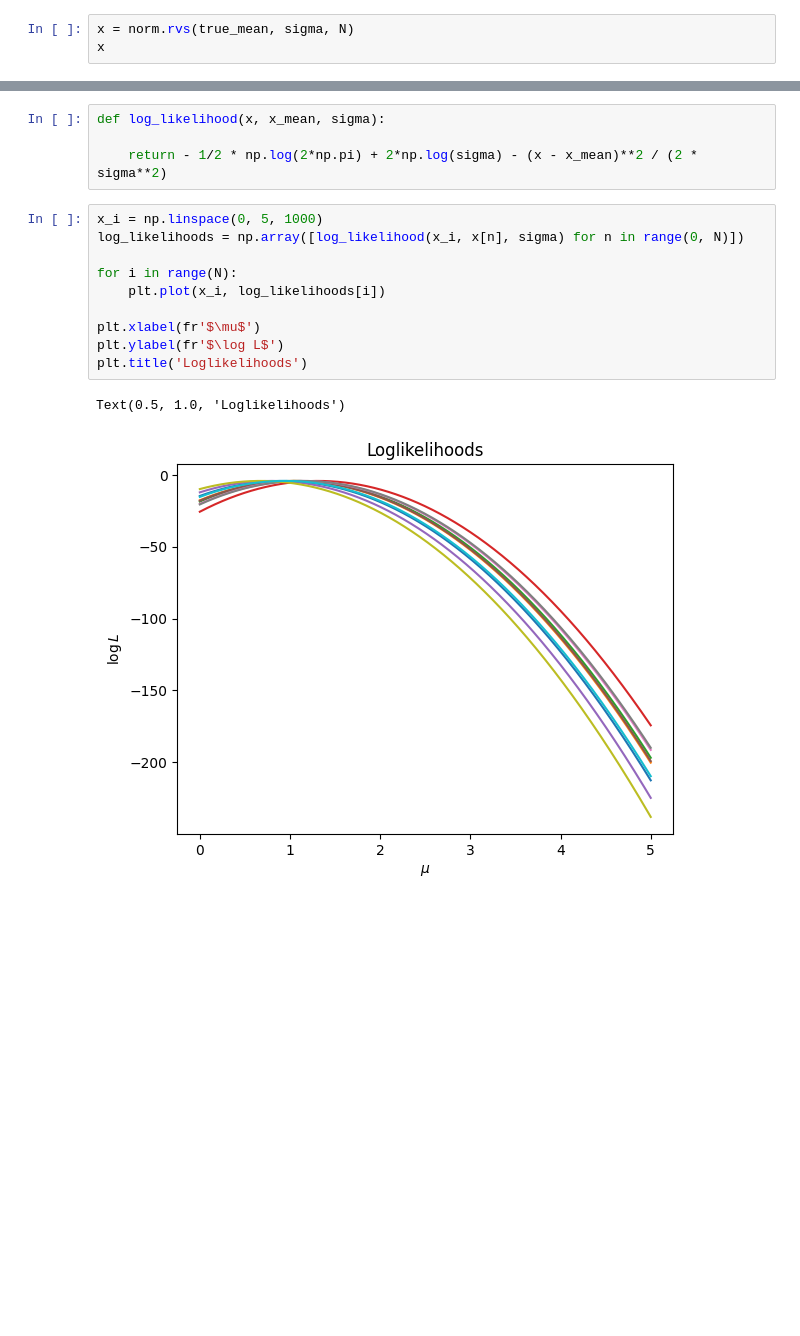
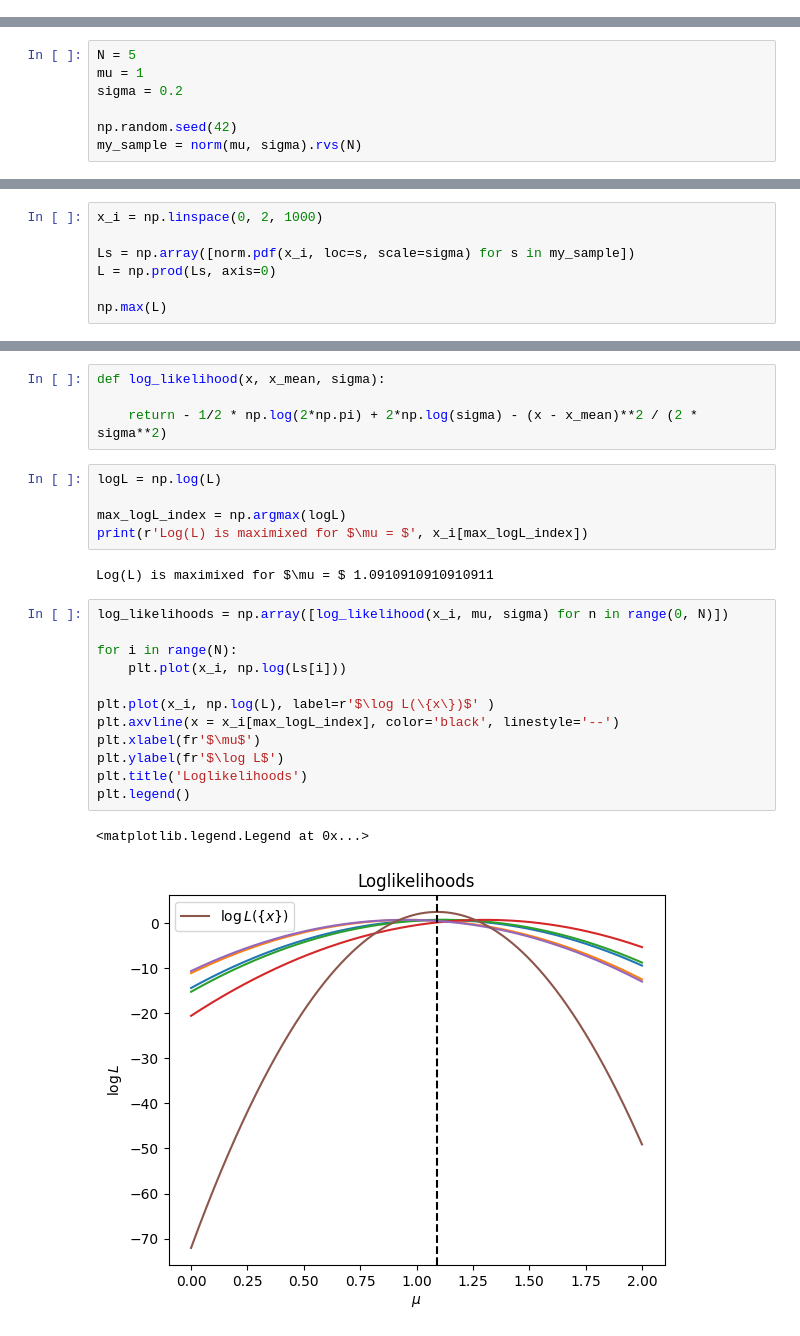
Before and after one commit to SimoneArienti/astrostatistics_bicocca_2024, a Jupyter notebook: working/Ex 06 Position of a Quasar.ipynb, the cells around one changed output, grey strips where cells are left out. Cells and saved outputs as stored; diff of their text form; blank space fills up the shorter version.

```diff
--- a/working/Ex 06 Position of a Quasar.ipynb
+++ b/working/Ex 06 Position of a Quasar.ipynb
@@ -33,6 +29,3 @@ N = 10
 import numpy as np
 from scipy.stats import norm
 import matplotlib.pyplot as plt
-# %%
-x = norm.rvs(true_mean, sigma, N)
-x
@@ -41,0 +35,7 @@ array([0.91599453, 1.03866124, 1.07307367, 1.31011648, 0.79813672,
+# %%
+N = 5
+mu = 1
+sigma = 0.2
+
+np.random.seed(42)
+my_sample = norm(mu, sigma).rvs(N)
@@ -41,0 +48,7 @@ array([0.91599453, 1.03866124, 1.07307367, 1.31011648, 0.79813672,
+# %%
+x_i = np.linspace(0, 2, 1000)
+
+Ls = np.array([norm.pdf(x_i, loc=s, scale=sigma) for s in my_sample])
+L = np.prod(Ls, axis=0)
+
+np.max(L)
@@ -43,16 +87,25 @@ array([0.91599453, 1.03866124, 1.07307367, 1.31011648, 0.79813672,
 def log_likelihood(x, x_mean, sigma):
 
     return - 1/2 * np.log(2*np.pi) + 2*np.log(sigma) - (x - x_mean)**2 / (2 * sigma**2)
+# %%
+logL = np.log(L)
+
+max_logL_index = np.argmax(logL)
+print(r'Log(L) is maximixed for $\mu = $', x_i[max_logL_index])
+# %% [output]
+Log(L) is maximixed for $\mu = $ 1.0910910910910911
 # %%
-x_i = np.linspace(0, 5, 1000)
-log_likelihoods = np.array([log_likelihood(x_i, x[n], sigma) for n in range(0, N)])
+log_likelihoods = np.array([log_likelihood(x_i, mu, sigma) for n in range(0, N)])
 
 for i in range(N):
-    plt.plot(x_i, log_likelihoods[i])
+    plt.plot(x_i, np.log(Ls[i]))
 
+plt.plot(x_i, np.log(L), label=r'$\log L(\{x\})$' )
+plt.axvline(x = x_i[max_logL_index], color='black', linestyle='--')
 plt.xlabel(fr'$\mu$')
 plt.ylabel(fr'$\log L$')
 plt.title('Loglikelihoods')
+plt.legend()
 # %% [output]
-Text(0.5, 1.0, 'Loglikelihoods')
+<matplotlib.legend.Legend at 0x...>
-[figure, old version]
+[figure, new version]
```
Also changed, not shown: parts of 15 cells of this notebook.
